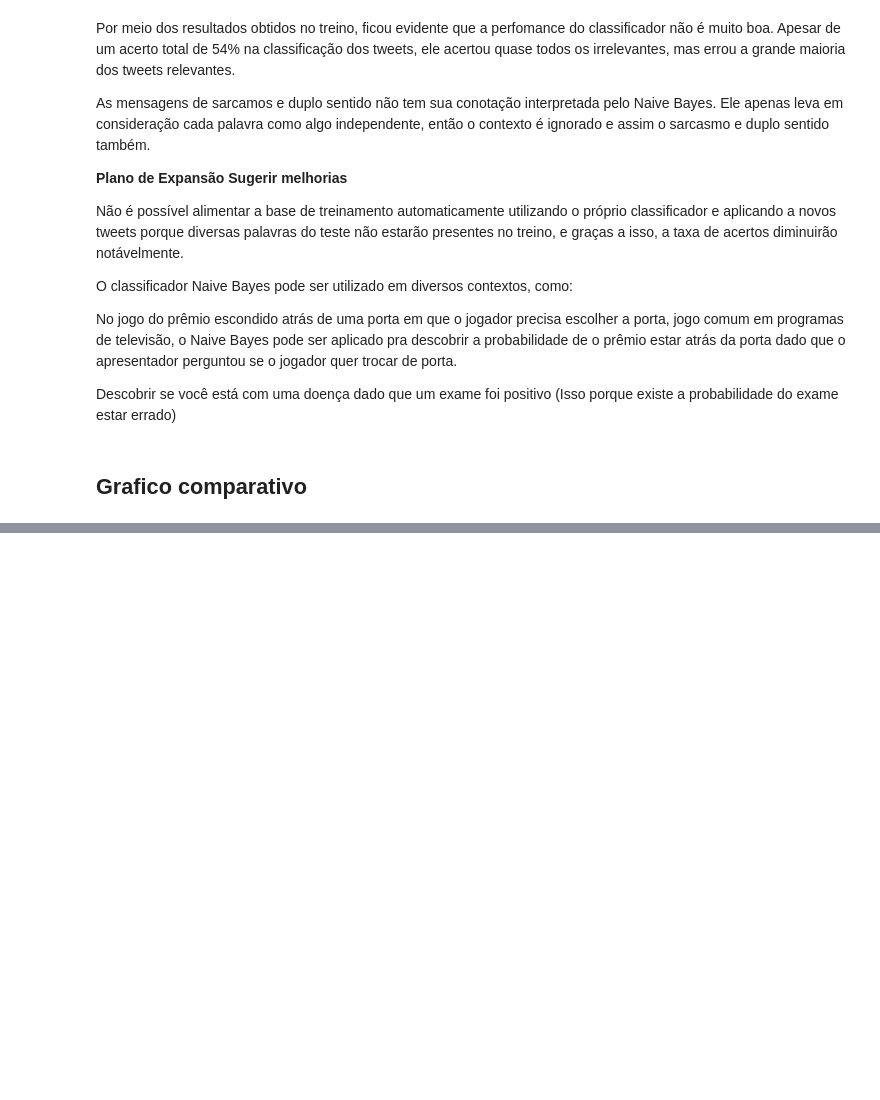
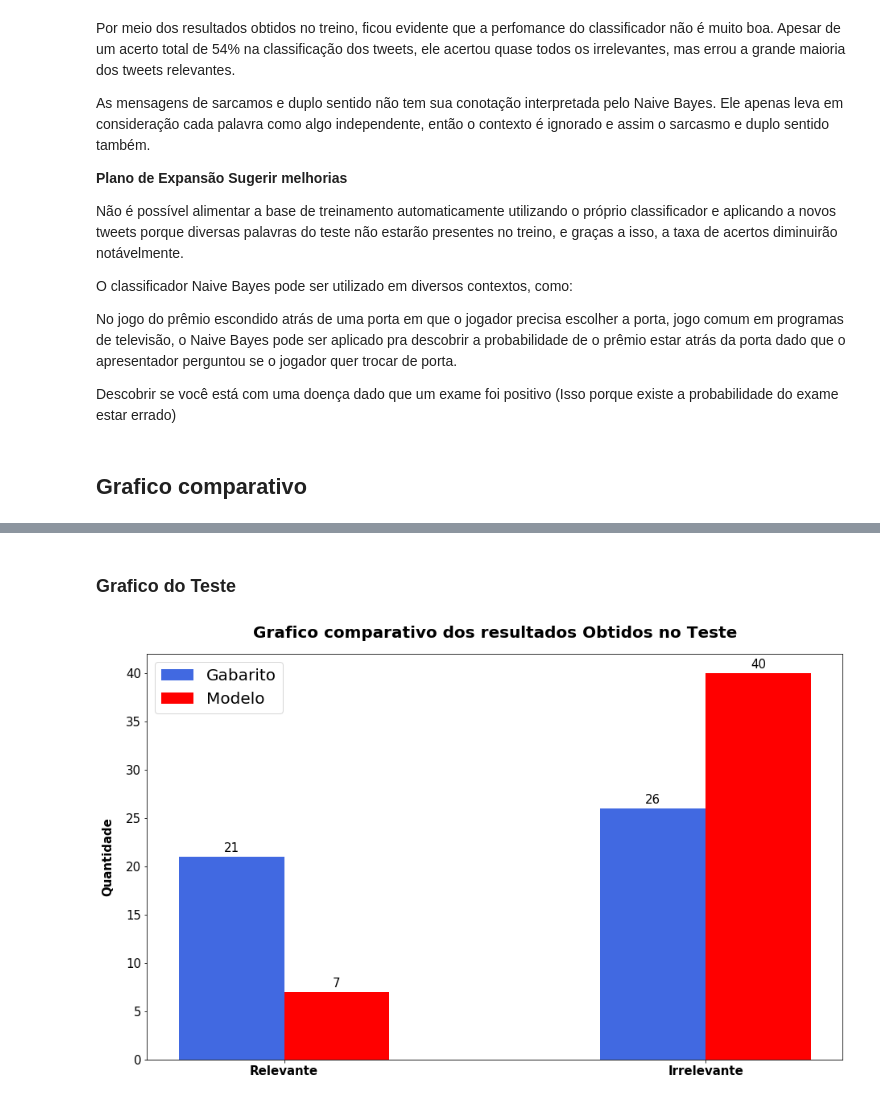
Before and after one commit to wilgnerl/Projeto1-Cdados, a Jupyter notebook: Oficial/Projeto 1 - Cdados Oficial.ipynb, the cells around one changed output, grey strips where cells are left out. Saved outputs shown, nothing was run; the diff lists cells and outputs as text; code cells hidden in the pictures; blank space fills up the shorter version.

```diff
--- a/Oficial/Projeto 1 - Cdados Oficial.ipynb
+++ b/Oficial/Projeto 1 - Cdados Oficial.ipynb
@@ -618,0 +642,45 @@ label = ['Relevante', 'Irrelevante']
+# %% [markdown]
+### Grafico do Teste
+# %%
+gabarito2 = novodf2.Classificado.value_counts()
+teste = novodf2['Navy Bayes'].value_counts()
+
+
+fig = plt.figure(figsize=(12,7))
+
+ax = fig.add_axes([0,0,1,1])
+
+relevante_gabarito2 = [gabarito2[1], gabarito2[0]]
+relevante_algoritmo2 = [teste[1], teste[0]]
+
+
+label = ['Relevante', 'Irrelevante']
+x = np.arange(len(label))
+largura = 0.25
+
+rects12 = ax.bar(x - largura/2, relevante_gabarito2, largura, label="Gabarito", color='royalblue')
+rects22 = ax.bar(x + largura/2, relevante_algoritmo2, largura, label="Modelo", color='red')
+
+ax.set_title('Grafico comparativo dos resultados Obtidos no Teste', fontsize=20, pad=20, fontweight='bold')
+ax.set_ylabel('Quantidade', fontsize=15, labelpad=15, fontweight='bold')
+ax.set_xticks(x)
+ax.set_xticklabels(label, fontsize=20, fontweight='bold')
+ax.tick_params(labelsize=15)
+ax.legend(fontsize=20)
+
+def autolabel(rects):
+
+    for rect in rects:
+        height = rect.get_height()
+        ax.annotate('{}'.format(height),
+                    xy=(rect.get_x() + rect.get_width() / 2, height),
+                    xytext=(0, 3),  # 3 points vertical offset
+                    textcoords="offset points",
+                    ha='center', va='bottom', fontsize=15)
+
+autolabel(rects12)
+autolabel(rects22)
+
+plt.show()
+# %% [output]
+[figure, added]
```
Also changed, not shown: parts of 11 cells of this notebook.
